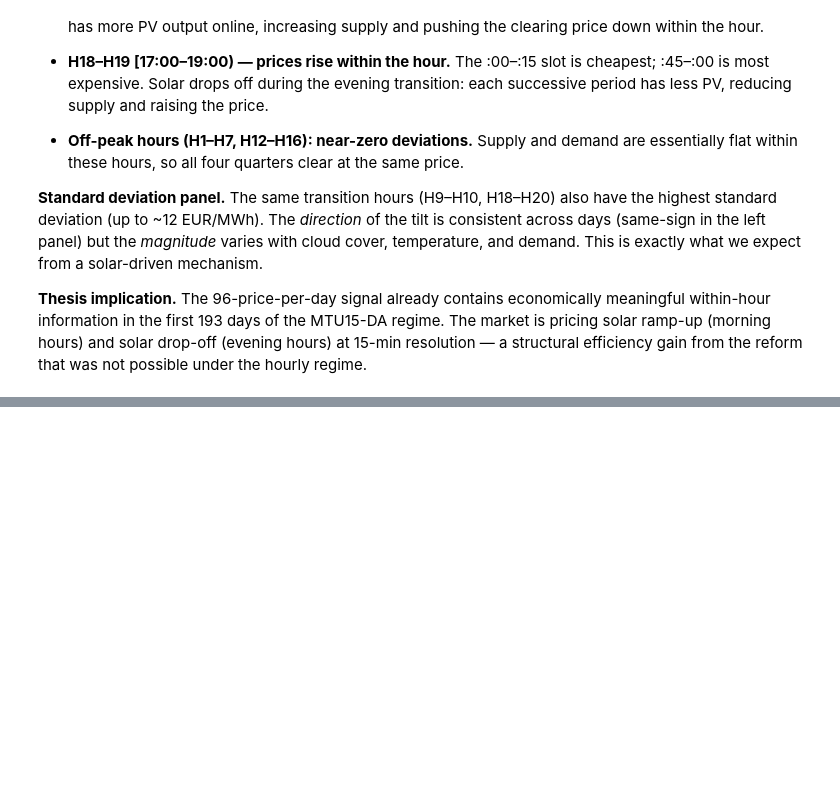
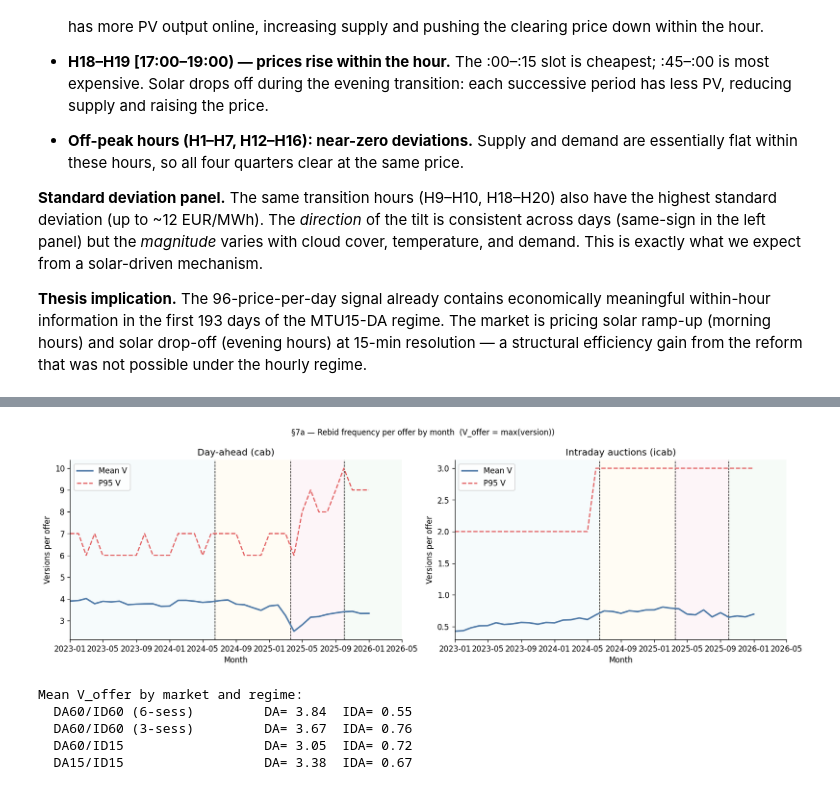
Before and after one commit to PabloParamioPerez/mtu15_project, a Jupyter notebook: explore/02_bidding_behaviour.ipynb, the cells around one changed output, grey strips where cells are left out. Saved outputs shown, nothing was run; the diff lists cells and outputs as text; code cells hidden in the pictures; blank space fills up the shorter version.

```diff
--- a/explore/02_bidding_behaviour.ipynb
+++ b/explore/02_bidding_behaviour.ipynb
@@ -3187,0 +3219,79 @@ hour_of_day
+# %%
+ICAB = PROJECT_ROOT / "data/processed/omie/mercado_intradiario_subastas/ofertas/icab_all.parquet"
+
+# Four regime colours (chronological) — shared style with notebook 03
+_REGIME_COLORS = ['#e8f4f8', '#fff8e1', '#fce4ec', '#e8f5e9']
+
+def add_regime_shading(ax, start='2023-01-01', end='2026-06-01'):
+    bounds = [IDA_REFORM, INTRADAY_REFORM, DAY_AHEAD_REFORM]
+    edges = [pd.Timestamp(start)] + bounds + [pd.Timestamp(end)]
+    for i, (lo, hi) in enumerate(zip(edges[:-1], edges[1:])):
+        ax.axvspan(lo, hi, color=_REGIME_COLORS[i], alpha=0.35, zorder=0)
+    for d in bounds:
+        ax.axvline(d, color='black', lw=0.8, ls='--', zorder=1)
+
+# DA: max(version) per offer_code, monthly
+cab_ver = con.execute(f"""
+    WITH per_offer AS (
+        SELECT offer_code, date::DATE AS date, MAX(version) AS v_max
+        FROM read_parquet('{CAB}')
+        WHERE date::DATE >= '2023-01-01'
+        GROUP BY offer_code, date::DATE
+    )
+    SELECT DATE_TRUNC('month', date)::DATE AS month,
+           AVG(v_max)     AS mean_v,
+           MEDIAN(v_max)  AS median_v,
+           QUANTILE_CONT(v_max, 0.95) AS p95_v,
+           COUNT(*)       AS n_offers
+    FROM per_offer GROUP BY month ORDER BY month
+""").df()
+cab_ver['month'] = pd.to_datetime(cab_ver['month'])
+
+# IDA: max(version) per (offer_code, session_number), monthly
+icab_ver = con.execute(f"""
+    WITH per_offer AS (
+        SELECT offer_code, session_number, date::DATE AS date, MAX(version) AS v_max
+        FROM read_parquet('{ICAB}')
+        WHERE date::DATE >= '2023-01-01'
+        GROUP BY offer_code, session_number, date::DATE
+    )
+    SELECT DATE_TRUNC('month', date)::DATE AS month,
+           AVG(v_max)     AS mean_v,
+           MEDIAN(v_max)  AS median_v,
+           QUANTILE_CONT(v_max, 0.95) AS p95_v,
+           COUNT(*)       AS n_offers
+    FROM per_offer GROUP BY month ORDER BY month
+""").df()
+icab_ver['month'] = pd.to_datetime(icab_ver['month'])
+
+fig, axes = plt.subplots(1, 2, figsize=(14, 4.5), sharey=False)
+for ax, df, title in [(axes[0], cab_ver, 'Day-ahead (cab)'),
+                       (axes[1], icab_ver, 'Intraday auctions (icab)')]:
+    add_regime_shading(ax)
+    ax.plot(df['month'], df['mean_v'],  lw=2.0, color='#4e79a7', label='Mean V')
+    ax.plot(df['month'], df['p95_v'],   lw=1.5, color='#e15759', ls='--', label='P95 V')
+    ax.set_xlim(pd.Timestamp('2023-01-01'), pd.Timestamp('2026-05-01'))
+    ax.set_xlabel('Month'); ax.set_ylabel('Versions per offer')
+    ax.set_title(title); ax.legend()
+
+plt.suptitle('§7a — Rebid frequency per offer by month  (V_offer = max(version))', fontsize=10)
+plt.tight_layout(); plt.show()
+
+print('Mean V_offer by market and regime:')
+reg_labels = [
+    ('DA60/ID60 (6-sess)', '2023-01-01', '2024-06-13'),
+    ('DA60/ID60 (3-sess)', '2024-06-14', '2025-03-18'),
+    ('DA60/ID15',          '2025-03-19', '2025-09-30'),
+    ('DA15/ID15',          '2025-10-01', '2026-12-31'),
+]
+for label, lo, hi in reg_labels:
+    cab_m = cab_ver[(cab_ver['month'] >= lo) & (cab_ver['month'] <= hi)]['mean_v'].mean()
+    ida_m = icab_ver[(icab_ver['month'] >= lo) & (icab_ver['month'] <= hi)]['mean_v'].mean()
+    print(f'  {label:25s}  DA={cab_m:5.2f}  IDA={ida_m:5.2f}')
+# %% [output]
+[figure, added]
+Mean V_offer by market and regime:
+  DA60/ID60 (6-sess)         DA= 3.84  IDA= 0.55
+  DA60/ID60 (3-sess)         DA= 3.67  IDA= 0.76
+  DA60/ID15                  DA= 3.05  IDA= 0.72
+  DA15/ID15                  DA= 3.38  IDA= 0.67
```
Also changed, not shown: parts of 10 cells of this notebook, 3 other files.
